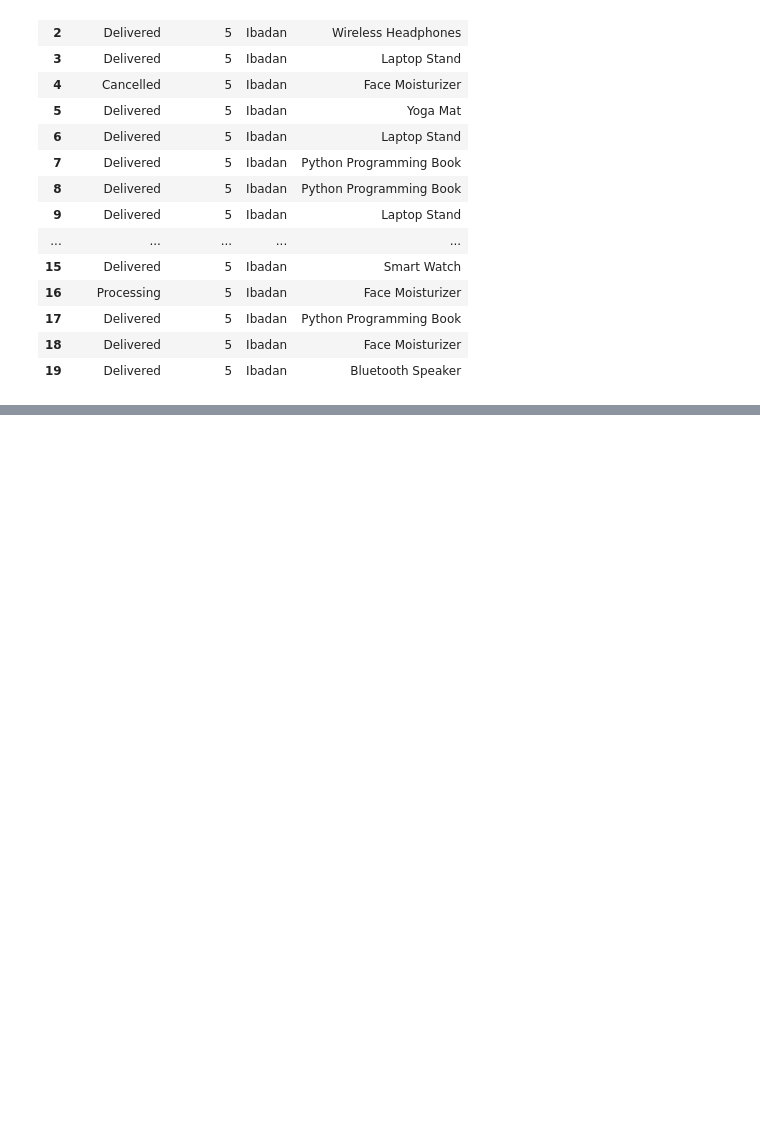
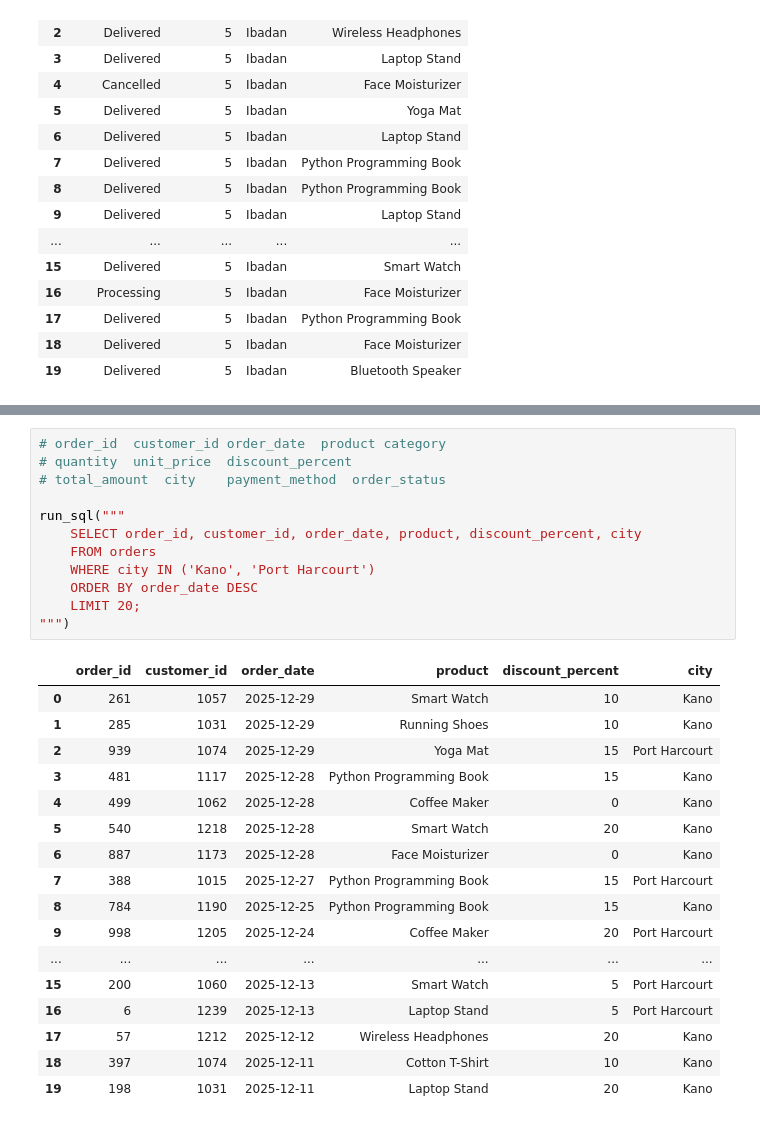
Before and after one commit to Thomasayanfeoluwa/2026-Python-Training-Class---Tutorial-For-Beginners, a Jupyter notebook: SQL Assignments and Solutions/sqlite3.ipynb, the cells around one changed output, grey strips where cells are left out. Drawn from its saved outputs; the diff is of its cells as text; blank space fills up the shorter version.

Commit message:
python/sqlite

```diff
--- a/SQL Assignments and Solutions/sqlite3.ipynb
+++ b/SQL Assignments and Solutions/sqlite3.ipynb
@@ -227,3 +222,33 @@ run_sql("""
 | 27 | Books | 4 | Card |
 | 28 | Books | 4 | Bank Transfer |
 | 29 | Home & Kitchen | 4 | Cash on Delivery |
+# %%
+# order_id	customer_id	order_date	product	category
+# quantity	unit_price	discount_percent
+# total_amount	city	payment_method	order_status
+
+run_sql("""
+    SELECT order_id, customer_id, order_date, product, discount_percent, city
+    FROM orders
+    WHERE city IN ('Kano', 'Port Harcourt')
+    ORDER BY order_date DESC
+    LIMIT 20;
+""")
+# %% [output]
+|  | order_id | customer_id | order_date | product | discount_percent | city |
+| 0 | 261 | 1057 | 2025-12-29 | Smart Watch | 10 | Kano |
+| 1 | 285 | 1031 | 2025-12-29 | Running Shoes | 10 | Kano |
+| 2 | 939 | 1074 | 2025-12-29 | Yoga Mat | 15 | Port Harcourt |
+| 3 | 481 | 1117 | 2025-12-28 | Python Programming Book | 15 | Kano |
+| 4 | 499 | 1062 | 2025-12-28 | Coffee Maker | 0 | Kano |
+| 5 | 540 | 1218 | 2025-12-28 | Smart Watch | 20 | Kano |
+| 6 | 887 | 1173 | 2025-12-28 | Face Moisturizer | 0 | Kano |
+| 7 | 388 | 1015 | 2025-12-27 | Python Programming Book | 15 | Port Harcourt |
+| 8 | 784 | 1190 | 2025-12-25 | Python Programming Book | 15 | Kano |
+| 9 | 998 | 1205 | 2025-12-24 | Coffee Maker | 20 | Port Harcourt |
+| ... | ... | ... | ... | ... | ... | ... |
+| 15 | 200 | 1060 | 2025-12-13 | Smart Watch | 5 | Port Harcourt |
+| 16 | 6 | 1239 | 2025-12-13 | Laptop Stand | 5 | Port Harcourt |
+| 17 | 57 | 1212 | 2025-12-12 | Wireless Headphones | 20 | Kano |
+| 18 | 397 | 1074 | 2025-12-11 | Cotton T-Shirt | 10 | Kano |
+| 19 | 198 | 1031 | 2025-12-11 | Laptop Stand | 20 | Kano |
```
Also changed, not shown: parts of 3 cells of this notebook, 2 other files.
